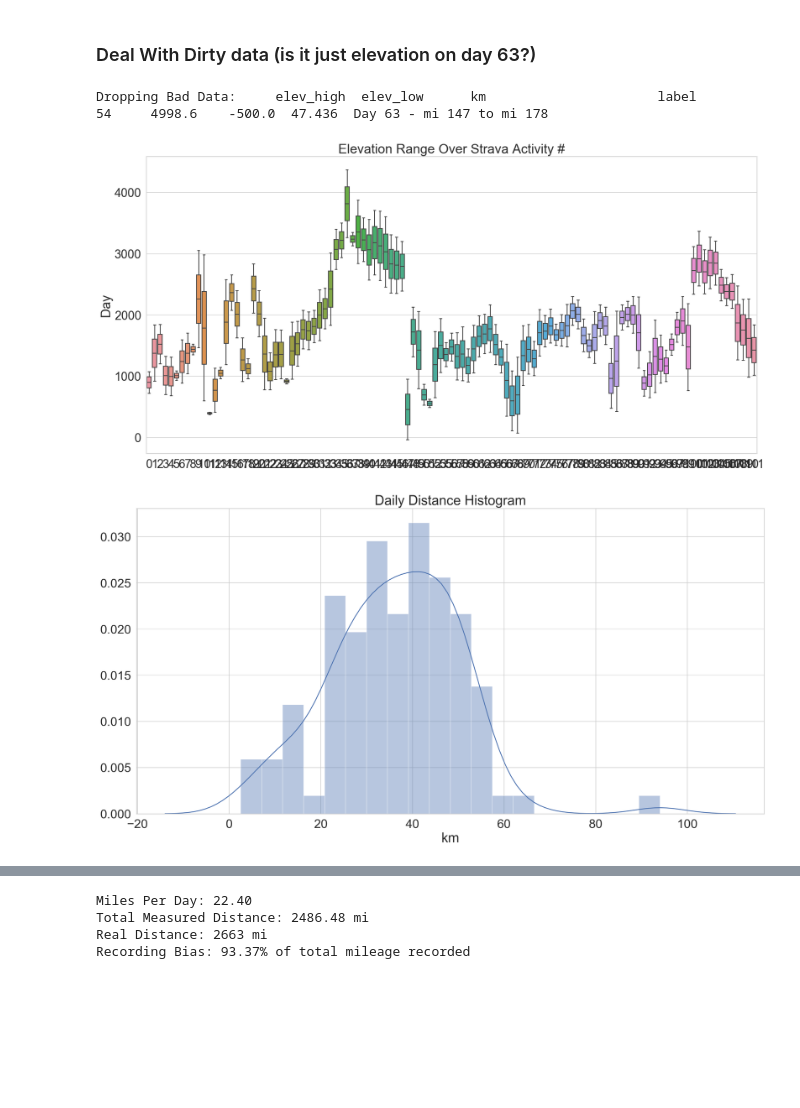
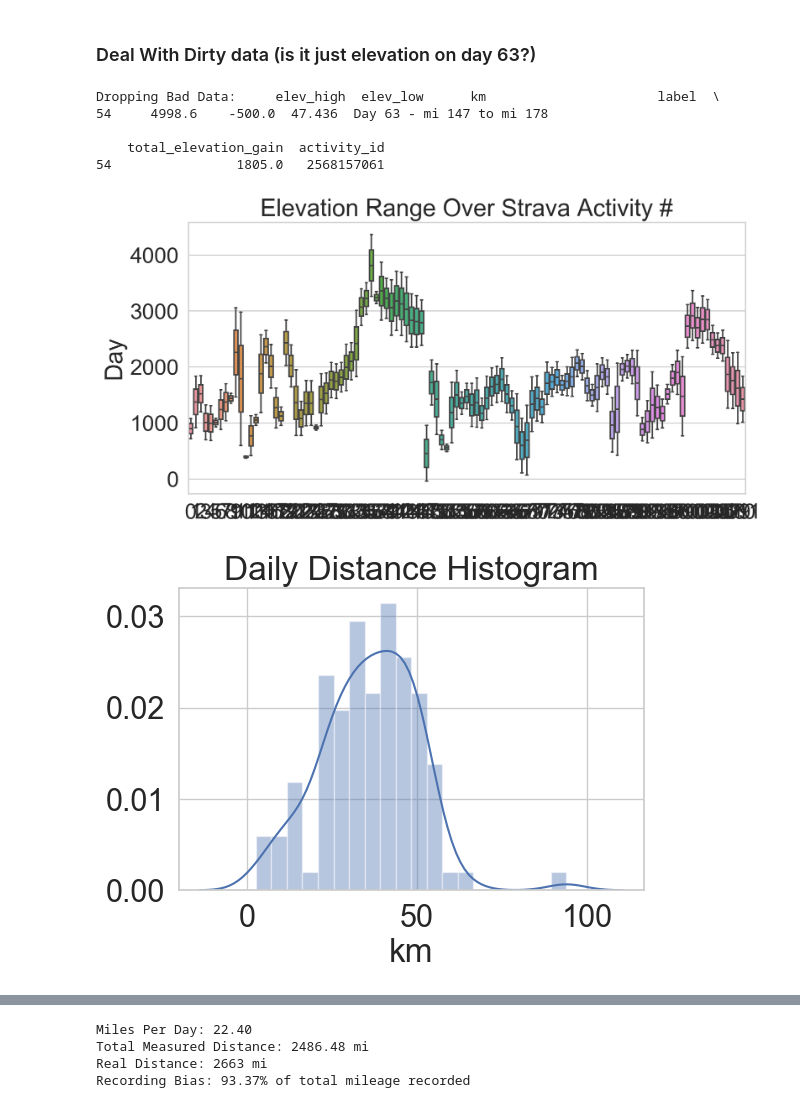
Before and after one commit to narner90/pct-2019, a Jupyter notebook: src/pct2019/notebooks/strava_test.ipynb, the cells around one changed output, grey strips where cells are left out. Cells and saved outputs as stored; diff of their text form; code cells hidden in the pictures; blank space fills up the shorter version.

```diff
--- a/src/pct2019/notebooks/strava_test.ipynb
+++ b/src/pct2019/notebooks/strava_test.ipynb
@@ -105,6 +103,7 @@ pct = {
     'km': [float(a.distance / 1000) for a in pct_raw],
     'label': [a.name for a in pct_raw],
     'total_elevation_gain': [float(a.total_elevation_gain) for a in pct_raw],
+    'activity_id': [a.id for a in pct_raw]
 }
 pct = pd.DataFrame.from_dict(pct).dropna()
 pct.head(20)
@@ -133,25 +132,28 @@ bad_data_filter = pct.elev_high - pct.elev_low > 5000
 print(f'Dropping Bad Data: {pct[bad_data_filter]}')
 pct = pct[~bad_data_filter]
 # %% [output]
-Dropping Bad Data:     elev_high  elev_low      km                      label
+Dropping Bad Data:     elev_high  elev_low      km                      label  \
 54     4998.6    -500.0  47.436  Day 63 - mi 147 to mi 178
+
+    total_elevation_gain  activity_id
+54                1805.0   2568157061
 # %%
 #  Note: Added the "if" condition because there seems to be a bad day
 y_plot_data = [(y_min, y_max) for y_min, y_max  in zip(pct.elev_low, pct.elev_high)]
 # %%
-f, axarr = plt.subplots(figsize=(20, 10), dpi=100)
+f, axarr = plt.subplots(figsize=(10, 5), dpi=200)
 sns.boxplot(x=pct.index, y=y_plot_data)
 plt.title('Elevation Range Over Strava Activity #')
 axarr.set_ylabel('Meters')
 axarr.set_ylabel('Day')
 plt.show()
 # %% [output]
-[figure, old version]
+[figure, new version]
 # %%
-f, axarr = plt.subplots(figsize=(20, 10), dpi=200)
+f, axarr = plt.subplots(figsize=(6, 4), dpi=100)
 plt.title('Daily Distance Histogram')
 sns.distplot(pct.km, bins=20)
 plt.show()
 # %% [output]
-[figure, old version]
+[figure, new version]
 # %%
```
Also changed, not shown: parts of 12 cells of this notebook.
